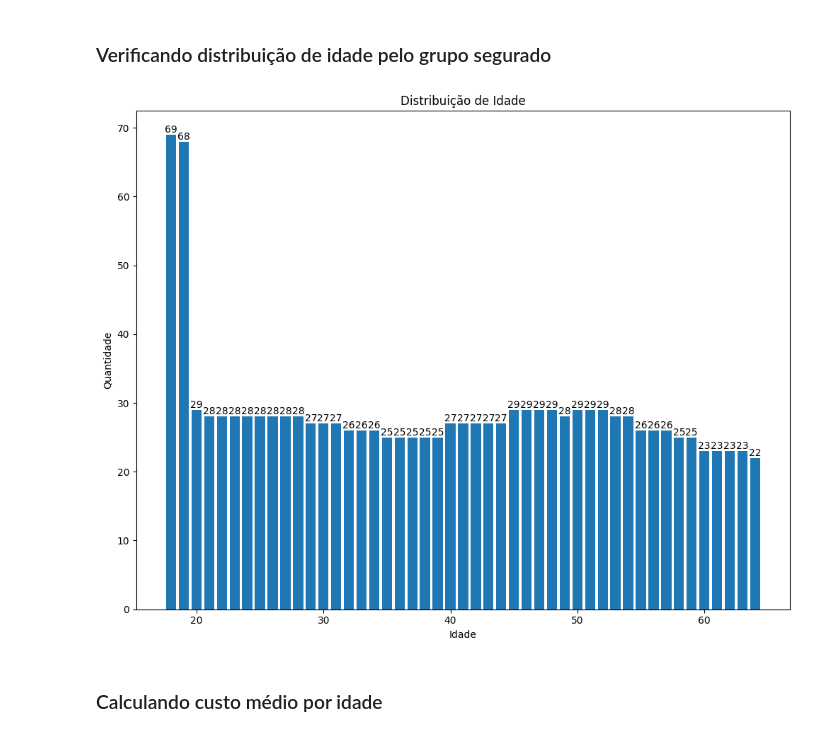
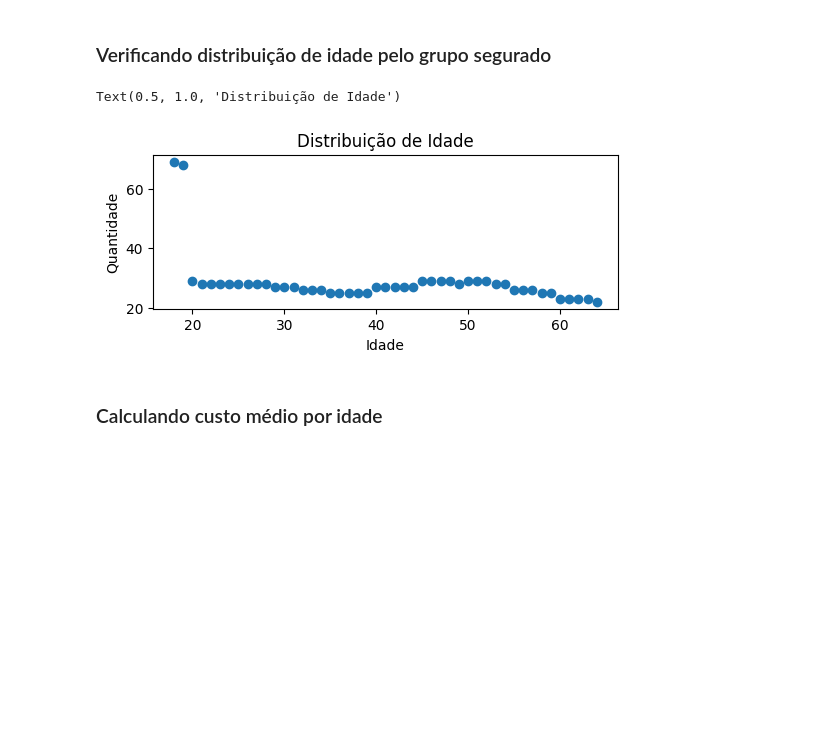
Before and after one commit to fabiobaroliveira/analise_exploratoria_de_dados, a Jupyter notebook: projeto_seguradora/analise_exploratoria_seguro_saude.ipynb, the cells around one changed output. Cells and saved outputs as stored; diff of their text form; code cells hidden in the pictures; blank space fills up the shorter version.

```diff
--- a/projeto_seguradora/analise_exploratoria_seguro_saude.ipynb
+++ b/projeto_seguradora/analise_exploratoria_seguro_saude.ipynb
@@ -106,16 +106,19 @@ distribuicao_idade = df['age'].value_counts().sort_index()
 # %%
-import matplotlib.pyplot as plt
+# import matplotlib.pyplot as plt
+
+# Agrupar dados
+
+distribuicao_idade = df['age'].value_counts().sort_index()
+
 
 #cria o gráfico
-plt.figure(figsize=(10,8))
-barras = plt.bar(distribuicao_idade.index, distribuicao_idade.values)
+plt.figure(figsize=(6,2))
+plt.scatter(distribuicao_idade.index, distribuicao_idade.values)
 plt.xlabel('Idade')
 plt.ylabel('Quantidade')
 plt.title('Distribuição de Idade')
-plt.bar_label(barras)
-plt.tight_layout()
-plt.show()
 # %% [output]
+Text(0.5, 1.0, 'Distribuição de Idade')
-[figure, old version]
+[figure, new version]
 # %% [markdown]
 ### Calculando custo médio por idade
```
Also changed, not shown: parts of 8 cells of this notebook.
